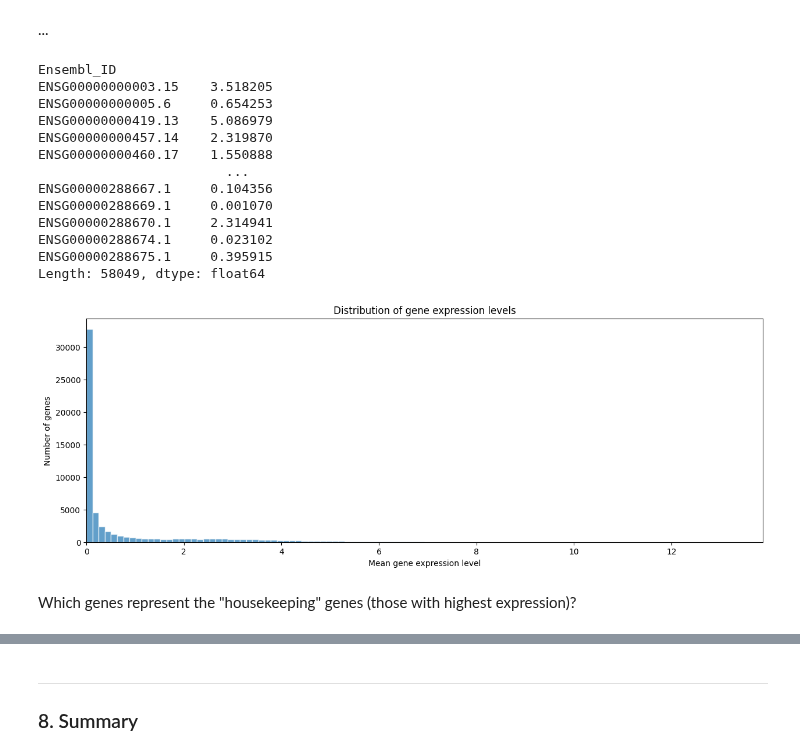
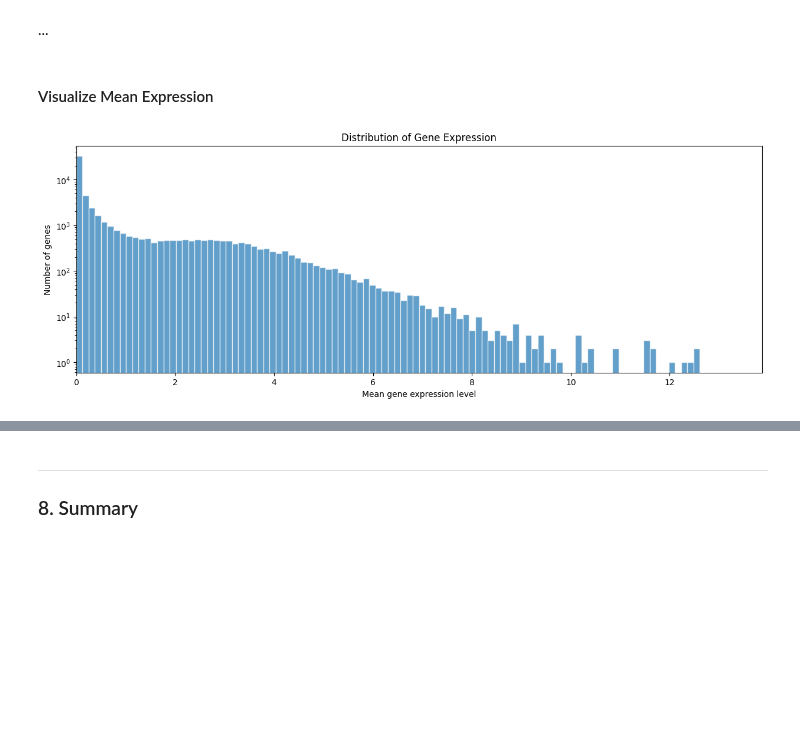
Before and after one commit to Djtrainer/cancer_research, a Jupyter notebook: notebooks/brca_gene_expression_eda.ipynb, the cells around one changed output, grey strips where cells are left out. Cells and saved outputs as stored; diff of their text form; code cells hidden in the pictures; blank space fills up the shorter version.

```diff
--- a/notebooks/brca_gene_expression_eda.ipynb
+++ b/notebooks/brca_gene_expression_eda.ipynb
@@ -87,38 +138,22 @@ Number of samples: 1226
 ### 3. What does the distribution of gene expression look like? <a class="anchor" id="distributions"></a>
 # %% [markdown]
 ...
-# %%
-df.mean(axis=1)
-# %% [output]
-Ensembl_ID
-ENSG00000000003.15    3.518205
-ENSG00000000005.6     0.654253
-ENSG00000000419.13    5.086979
-ENSG00000000457.14    2.319870
-ENSG00000000460.17    1.550888
-                        ...
-ENSG00000288667.1     0.104356
-ENSG00000288669.1     0.001070
-ENSG00000288670.1     2.314941
-ENSG00000288674.1     0.023102
-ENSG00000288675.1     0.395915
-Length: 58049, dtype: float64
+# %% [markdown]
+#### Visualize Mean Expression
 # %%
-_, ax = plt.subplots(figsize=(15, 5))
+_, axes = plt.subplots(figsize=(15, 5))
 df.mean(axis=1).hist(
     bins=100,
-    ax=ax,
+    ax=axes,
     edgecolor='white',
     alpha=0.7,
     grid=False
 )
-plt.title("Distribution of gene expression levels")
+plt.title("Distribution of Gene Expression")
 
 plt.xlabel("Mean gene expression level")
 plt.ylabel("Number of genes")
-
+axes.set_yscale('log')
 plt.xlim(0, df.mean(axis=1).max() * 1.1);
 # %% [output]
-[figure, old version]
+[figure, new version]
-# %% [markdown]
-Which genes represent the "housekeeping" genes (those with highest expression)?
```
Also changed, not shown: parts of 30 cells of this notebook.
